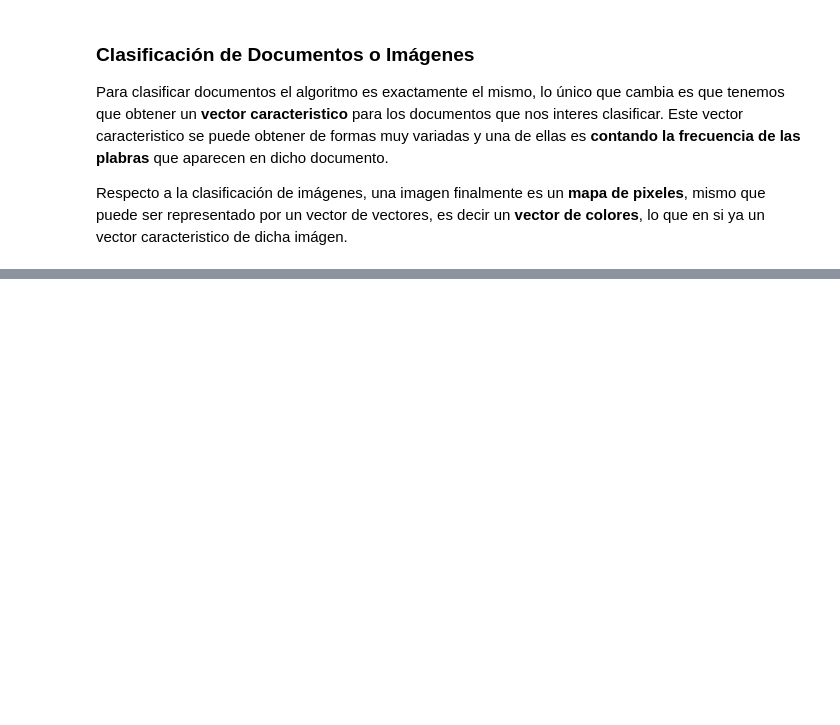
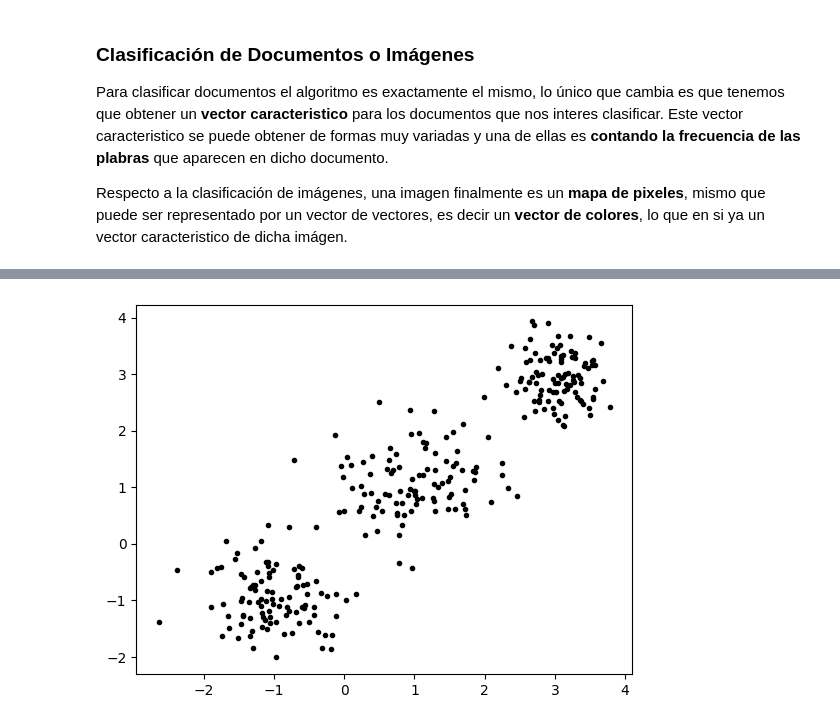
Before and after one commit to jugernaut/Induccion_MeIA, a Jupyter notebook: 4_IntroduccionAA/01_TiposDeAprendizaje.ipynb, the cells around one changed output, grey strips where cells are left out. Saved outputs shown, nothing was run; the diff lists cells and outputs as text; code cells hidden in the pictures; blank space fills up the shorter version.

```diff
--- a/4_IntroduccionAA/01_TiposDeAprendizaje.ipynb
+++ b/4_IntroduccionAA/01_TiposDeAprendizaje.ipynb
@@ -472,0 +536,17 @@ Respecto a la clasificación de imágenes, una imagen finalmente es un **mapa de
+# %%
+%matplotlib inline
+import numpy as np
+import matplotlib.pyplot as plt
+
+# Se generan datos aleatorios en 3 grupos
+np.random.seed(5)
+
+x1 = np.random.standard_normal((100,2))*0.6+np.ones((100,2))
+x2 = np.random.standard_normal((100,2))*0.5-np.ones((100,2))
+x3 = np.random.standard_normal((100,2))*0.4-2*np.ones((100,2))+5
+X = np.concatenate((x1,x2,x3),axis=0)
+
+plt.plot(X[:,0],X[:,1],'k.')
+plt.show()
+# %% [output]
+[figure, added]
```
Also changed, not shown: parts of 13 cells of this notebook.
